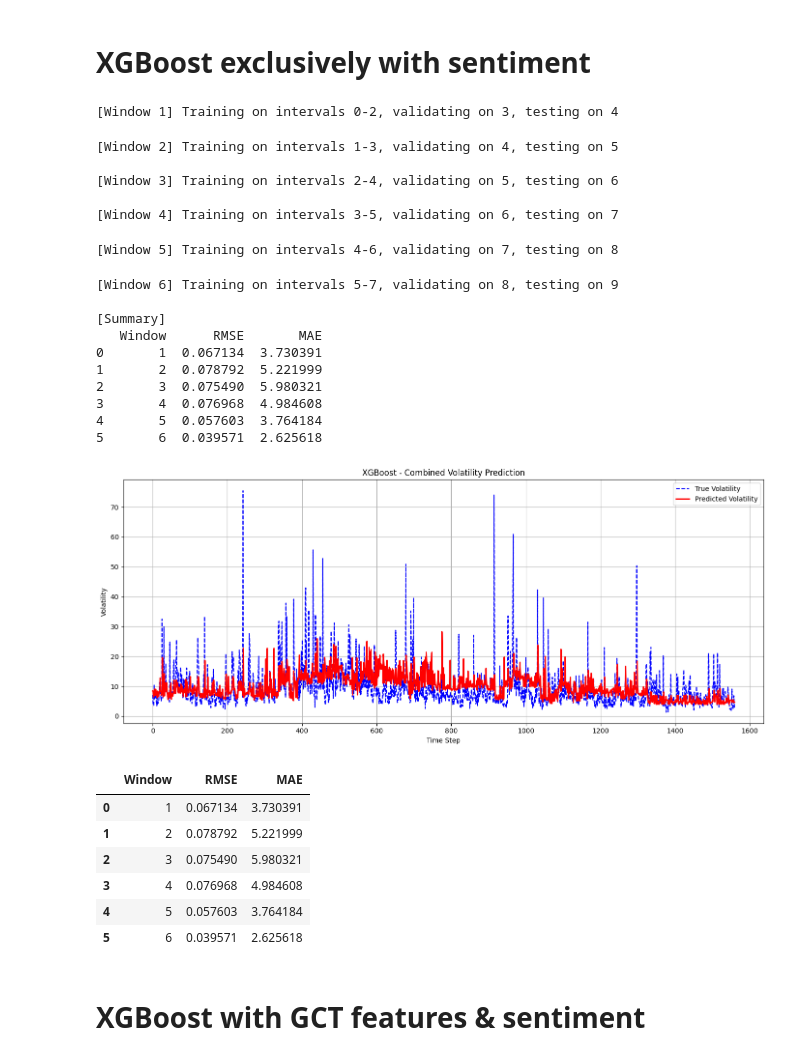
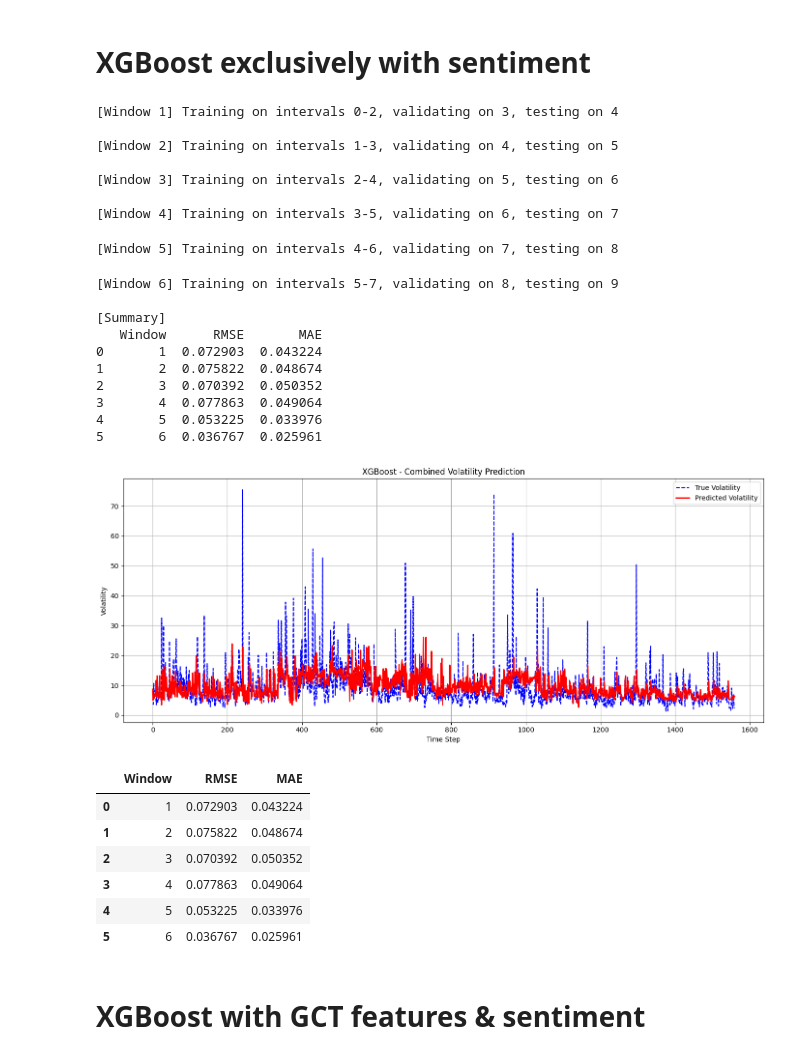
Before and after one commit to AugusteDP-git/bitcoin-volatility-forecasting, a Jupyter notebook: main.ipynb, the cells around one changed output. Saved outputs shown, nothing was run; the diff lists cells and outputs as text; code cells hidden in the pictures.

```diff
--- a/main.ipynb
+++ b/main.ipynb
@@ -693,49 +683,42 @@ test_xgboost(df)
 # %%
 from Models.XGBoost import *
 
 df = pd.read_csv('DATA/hourly_data_ff.csv')
 sent = pd.read_csv('DATA/sentiment.csv')
 
-df['timestamp'] = pd.to_datetime(df['timestamp'])
-sent['timestamp'] = pd.to_datetime(sent['timestamp'])
+empty_features = []
+df = df[empty_features + ['vol']]
 
-empty_features = []
-df = df[empty_features + ['vol', 'timestamp']]
-
-df = pd.merge(df, sent[['timestamp', 'Aggregate sentiment', 'fng_feature']], on='timestamp', how='left')
-
-df = df.dropna().reset_index(drop=True)
-df = df.drop(columns=['timestamp'])
-
-feature_cols = df.columns.difference(["vol"])
+df = pd.concat([df, sent[['Aggregate sentiment', 'fng_feature']]], axis=1)
 
 test_xgboost(df)
 # %% [output]
 [Window 1] Training on intervals 0-2, validating on 3, testing on 4
+
+[Window 2] Training on intervals 1-3, validating on 4, testing on 5
+
+[Window 3] Training on intervals 2-4, validating on 5, testing on 6
+
+[Window 4] Training on intervals 3-5, validating on 6, testing on 7
-[Window 2] Training on intervals 1-3, validating on 4, testing on 5
-
-[Window 3] Training on intervals 2-4, validating on 5, testing on 6
-
-[Window 4] Training on intervals 3-5, validating on 6, testing on 7
+[Window 5] Training on intervals 4-6, validating on 7, testing on 8
-[Window 5] Training on intervals 4-6, validating on 7, testing on 8
+[Window 6] Training on intervals 5-7, validating on 8, testing on 9
+
+[Summary]
+   Window      RMSE       MAE
+0       1  0.072903  0.043224
+1       2  0.075822  0.048674
+2       3  0.070392  0.050352
+3       4  0.077863  0.049064
+4       5  0.053225  0.033976
+5       6  0.036767  0.025961
-[Window 6] Training on intervals 5-7, validating on 8, testing on 9
-
-[Summary]
-   Window      RMSE       MAE
-0       1  0.067134  3.730391
-1       2  0.078792  5.221999
-2       3  0.075490  5.980321
-3       4  0.076968  4.984608
-4       5  0.057603  3.764184
-5       6  0.039571  2.625618
-[figure, old version]
+[figure, new version]
 |  | Window | RMSE | MAE |
-| 0 | 1 | 0.067134 | 3.730391 |
-| 1 | 2 | 0.078792 | 5.221999 |
-| 2 | 3 | 0.075490 | 5.980321 |
-| 3 | 4 | 0.076968 | 4.984608 |
-| 4 | 5 | 0.057603 | 3.764184 |
-| 5 | 6 | 0.039571 | 2.625618 |
+| 0 | 1 | 0.072903 | 0.043224 |
+| 1 | 2 | 0.075822 | 0.048674 |
+| 2 | 3 | 0.070392 | 0.050352 |
+| 3 | 4 | 0.077863 | 0.049064 |
+| 4 | 5 | 0.053225 | 0.033976 |
+| 5 | 6 | 0.036767 | 0.025961 |
 # %% [markdown]
 # XGBoost with GCT features \& sentiment
 # %%
```
Also changed, not shown: parts of 5 cells of this notebook, 4 other files.
